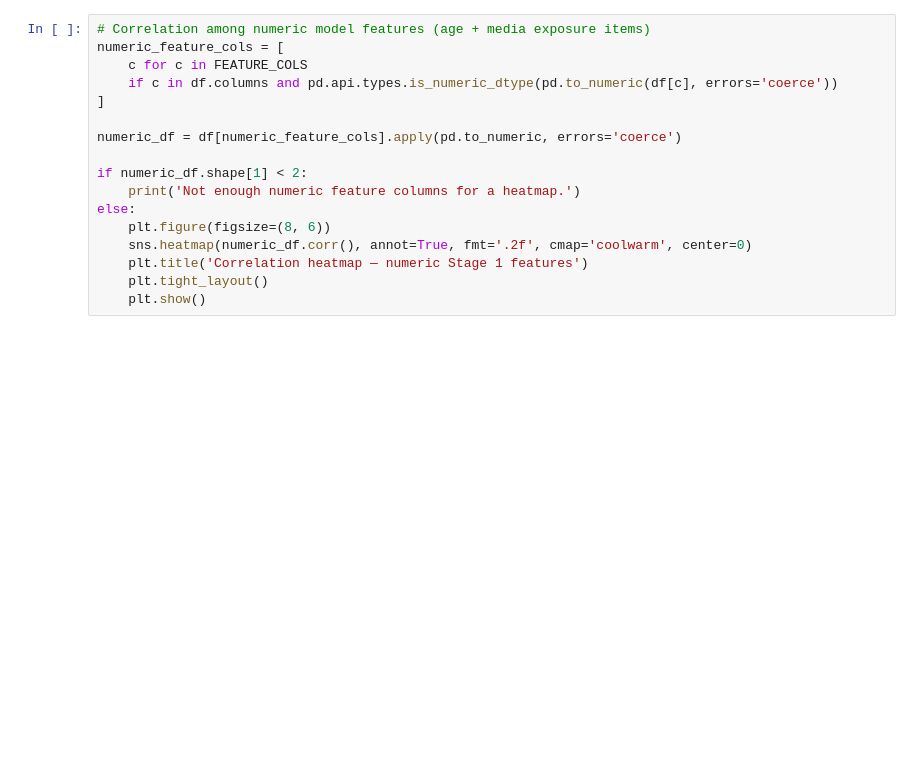
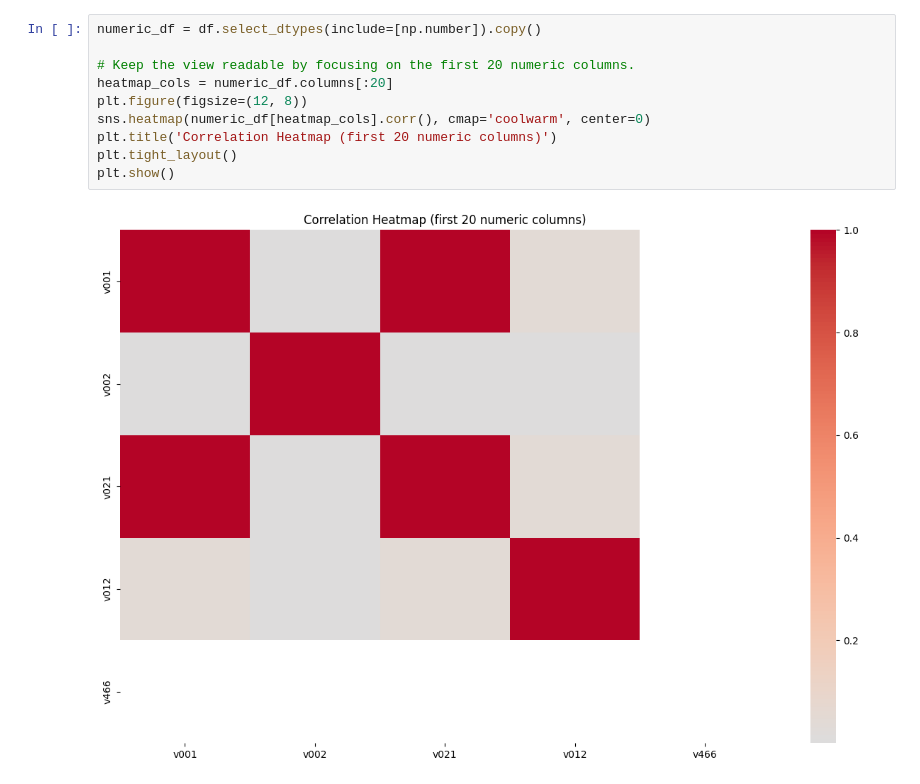
Before and after one commit to pbcs2025/BarrierLens_MP_G25_P48, a Jupyter notebook: notebooks/00_data_exploration.ipynb, the cells around one changed output. Cells and saved outputs as stored; diff of their text form; blank space fills up the shorter version.

```diff
--- a/notebooks/00_data_exploration.ipynb
+++ b/notebooks/00_data_exploration.ipynb
@@ -95,17 +101,12 @@ else:
 # %%
-# Correlation among numeric model features (age + media exposure items)
-numeric_feature_cols = [
-    c for c in FEATURE_COLS
-    if c in df.columns and pd.api.types.is_numeric_dtype(pd.to_numeric(df[c], errors='coerce'))
-]
+numeric_df = df.select_dtypes(include=[np.number]).copy()
 
-numeric_df = df[numeric_feature_cols].apply(pd.to_numeric, errors='coerce')
-
-if numeric_df.shape[1] < 2:
-    print('Not enough numeric feature columns for a heatmap.')
-else:
-    plt.figure(figsize=(8, 6))
-    sns.heatmap(numeric_df.corr(), annot=True, fmt='.2f', cmap='coolwarm', center=0)
-    plt.title('Correlation heatmap — numeric Stage 1 features')
-    plt.tight_layout()
-    plt.show()
+# Keep the view readable by focusing on the first 20 numeric columns.
+heatmap_cols = numeric_df.columns[:20]
+plt.figure(figsize=(12, 8))
+sns.heatmap(numeric_df[heatmap_cols].corr(), cmap='coolwarm', center=0)
+plt.title('Correlation Heatmap (first 20 numeric columns)')
+plt.tight_layout()
+plt.show()
+# %% [output]
+[figure, added]
```
Also changed, not shown: parts of 6 cells of this notebook, 17 other files.
